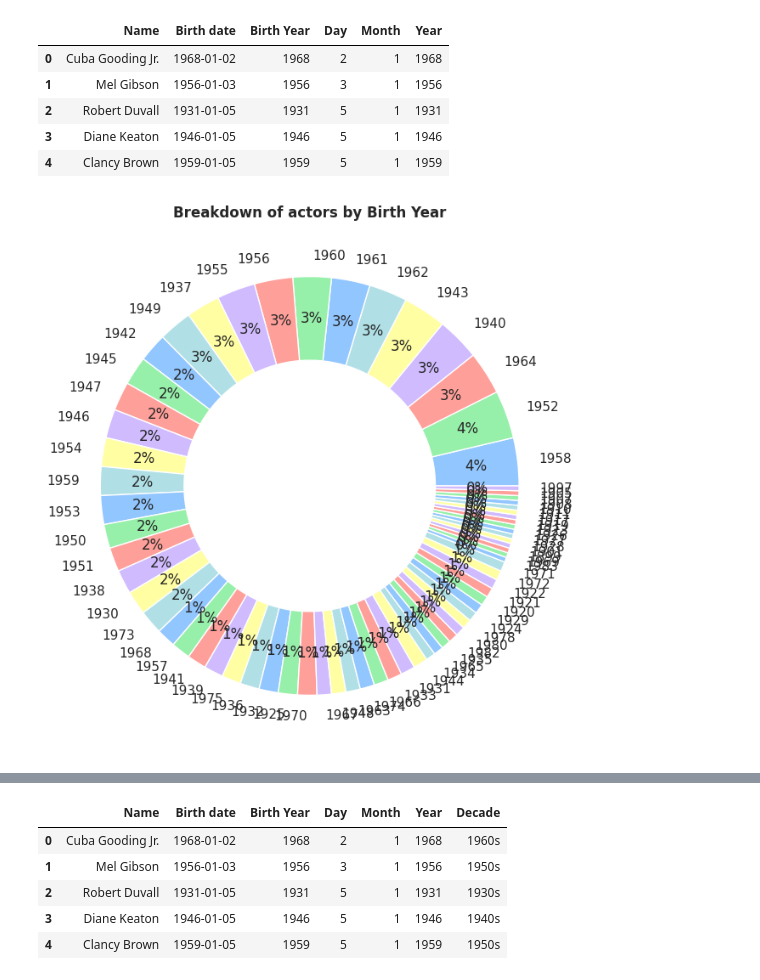
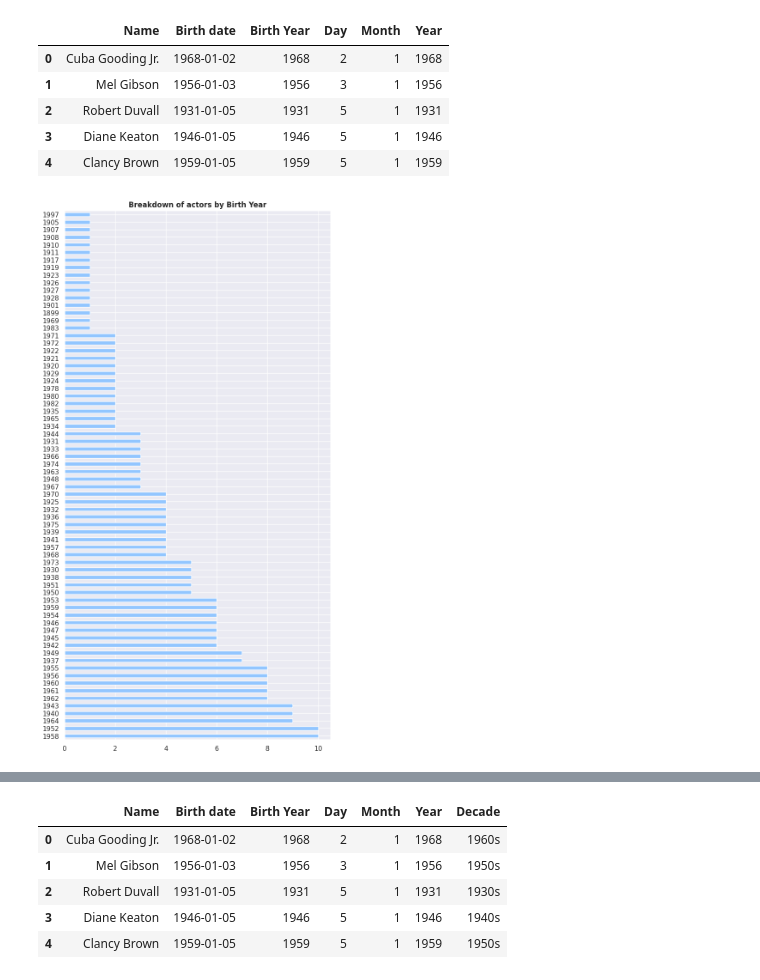
Before and after one commit to guilhermelaviola/FavoriteActorsAnalysis, a Jupyter notebook: FavoriteActorsAnalysis.ipynb, the cells around one changed output, grey strips where cells are left out. Saved outputs shown, nothing was run; the diff lists cells and outputs as text; code cells hidden in the pictures.

Commit message:
I changed the chart style from pie plot to horizontal bar plot charts. Now it looks much better for this use case.

```diff
--- a/FavoriteActorsAnalysis.ipynb
+++ b/FavoriteActorsAnalysis.ipynb
@@ -56,15 +56,12 @@ actors.head()
 | 4 | Clancy Brown | 1959-01-05 | 1959 | 5 | 1 | 1959 |
 # %%
 # Displaying actors by birth year:
-actors.groupby('Birth date').first()['Birth Year'].value_counts().plot(kind = 'pie',
-                                                              autopct = '%.0f%%',
-                                                              figsize = (8, 8),
-                                                              wedgeprops = dict(width = 0.4),
-                                                              pctdistance = 0.8)
+actors.groupby('Birth date').first()['Birth Year'].value_counts().plot(kind = 'barh',
+                                                                  figsize = (8, 16))
 plt.ylabel(None)
 plt.title('Breakdown of actors by Birth Year', fontweight = 'bold')
 plt.show()
 # %% [output]
-[figure, old version]
+[figure, new version]
 # %%
 # Displaying actors by birth month:
```
Also changed, not shown: parts of 4 cells of this notebook.
